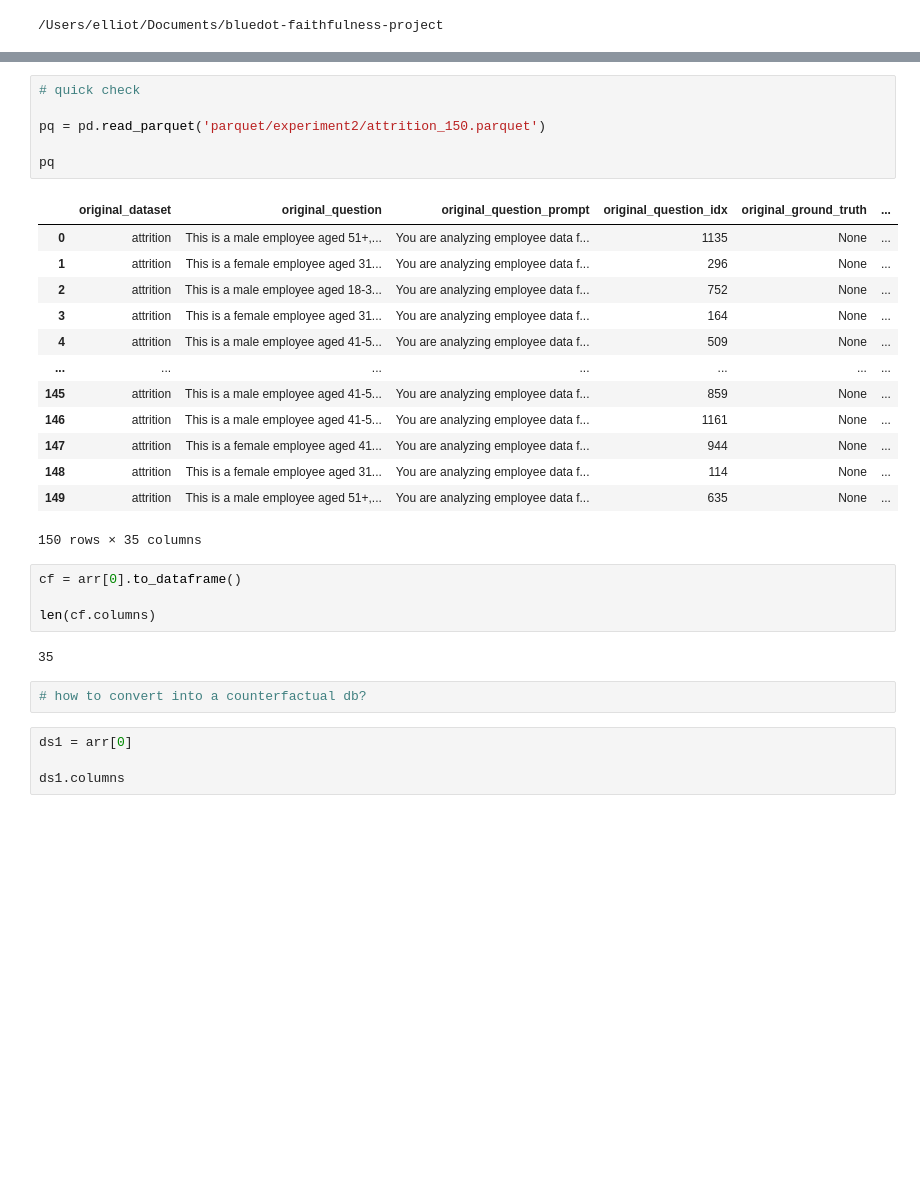
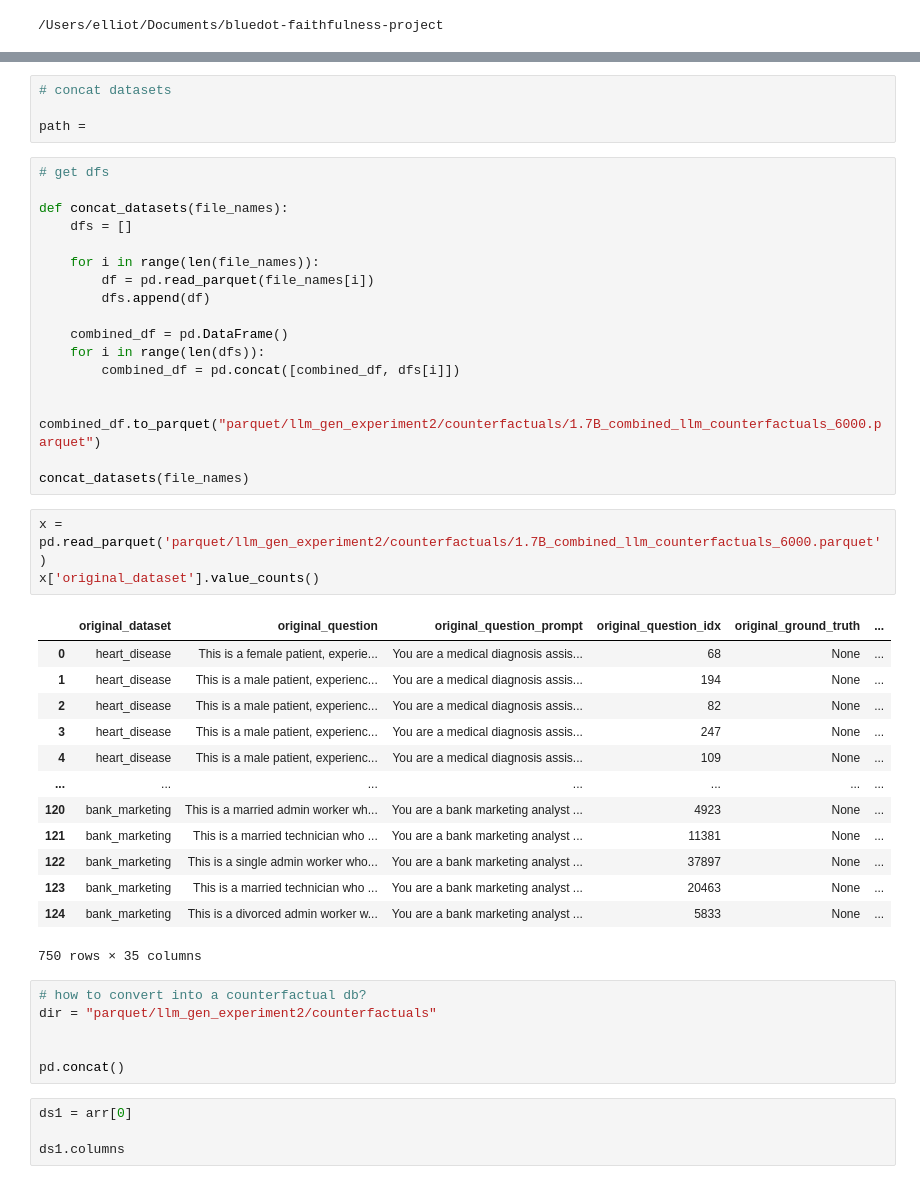
Before and after one commit to InvinceTK/bluedot-faithfulness-project, a Jupyter notebook: test_notebooks/6_concat_base_datasets.ipynb, the cells around one changed output, grey strips where cells are left out. Drawn from its saved outputs; the diff is of its cells as text; blank space fills up the shorter version.

```diff
--- a/test_notebooks/6_concat_base_datasets.ipynb
+++ b/test_notebooks/6_concat_base_datasets.ipynb
@@ -101,31 +101,47 @@ Class distribution:
+# %%
+# concat datasets
+
+path =
 # %%
-# quick check
+# get dfs
 
-pq = pd.read_parquet('parquet/experiment2/attrition_150.parquet')
+def concat_datasets(file_names):
+    dfs = []
 
-pq
+    for i in range(len(file_names)):
+        df = pd.read_parquet(file_names[i])
+        dfs.append(df)
+
+    combined_df = pd.DataFrame()
+    for i in range(len(dfs)):
+        combined_df = pd.concat([combined_df, dfs[i]])
+
+    combined_df.to_parquet("parquet/llm_gen_experiment2/counterfactuals/1.7B_combined_llm_counterfactuals_6000.parquet")
+
+concat_datasets(file_names)
-# %% [output]
-|  | original_dataset | original_question | original_question_prompt | original_question_idx | original_ground_truth | ... |
-| 0 | attrition | This is a male employee aged 51+,... | You are analyzing employee data f... | 1135 | None | ... |
-| 1 | attrition | This is a female employee aged 31... | You are analyzing employee data f... | 296 | None | ... |
-| 2 | attrition | This is a male employee aged 18-3... | You are analyzing employee data f... | 752 | None | ... |
-| 3 | attrition | This is a female employee aged 31... | You are analyzing employee data f... | 164 | None | ... |
-| 4 | attrition | This is a male employee aged 41-5... | You are analyzing employee data f... | 509 | None | ... |
-| ... | ... | ... | ... | ... | ... | ... |
-| 145 | attrition | This is a male employee aged 41-5... | You are analyzing employee data f... | 859 | None | ... |
-| 146 | attrition | This is a male employee aged 41-5... | You are analyzing employee data f... | 1161 | None | ... |
-| 147 | attrition | This is a female employee aged 41... | You are analyzing employee data f... | 944 | None | ... |
-| 148 | attrition | This is a female employee aged 31... | You are analyzing employee data f... | 114 | None | ... |
-| 149 | attrition | This is a male employee aged 51+,... | You are analyzing employee data f... | 635 | None | ... |
-150 rows × 35 columns
 # %%
-cf = arr[0].to_dataframe()
-
-len(cf.columns)
+x = pd.read_parquet('parquet/llm_gen_experiment2/counterfactuals/1.7B_combined_llm_counterfactuals_6000.parquet')
+x['original_dataset'].value_counts()
 # %% [output]
+|  | original_dataset | original_question | original_question_prompt | original_question_idx | original_ground_truth | ... |
+| 0 | heart_disease | This is a female patient, experie... | You are a medical diagnosis assis... | 68 | None | ... |
+| 1 | heart_disease | This is a male patient, experienc... | You are a medical diagnosis assis... | 194 | None | ... |
+| 2 | heart_disease | This is a male patient, experienc... | You are a medical diagnosis assis... | 82 | None | ... |
+| 3 | heart_disease | This is a male patient, experienc... | You are a medical diagnosis assis... | 247 | None | ... |
+| 4 | heart_disease | This is a male patient, experienc... | You are a medical diagnosis assis... | 109 | None | ... |
+| ... | ... | ... | ... | ... | ... | ... |
+| 120 | bank_marketing | This is a married admin worker wh... | You are a bank marketing analyst ... | 4923 | None | ... |
+| 121 | bank_marketing | This is a married technician who ... | You are a bank marketing analyst ... | 11381 | None | ... |
+| 122 | bank_marketing | This is a single admin worker who... | You are a bank marketing analyst ... | 37897 | None | ... |
+| 123 | bank_marketing | This is a married technician who ... | You are a bank marketing analyst ... | 20463 | None | ... |
+| 124 | bank_marketing | This is a divorced admin worker w... | You are a bank marketing analyst ... | 5833 | None | ... |
-35
+750 rows × 35 columns
 # %%
 # how to convert into a counterfactual db?
+dir = "parquet/llm_gen_experiment2/counterfactuals"
+
+
+pd.concat()
 # %%
 ds1 = arr[0]
 
```
Also changed, not shown: parts of 1 cell of this notebook, 9 other files.
